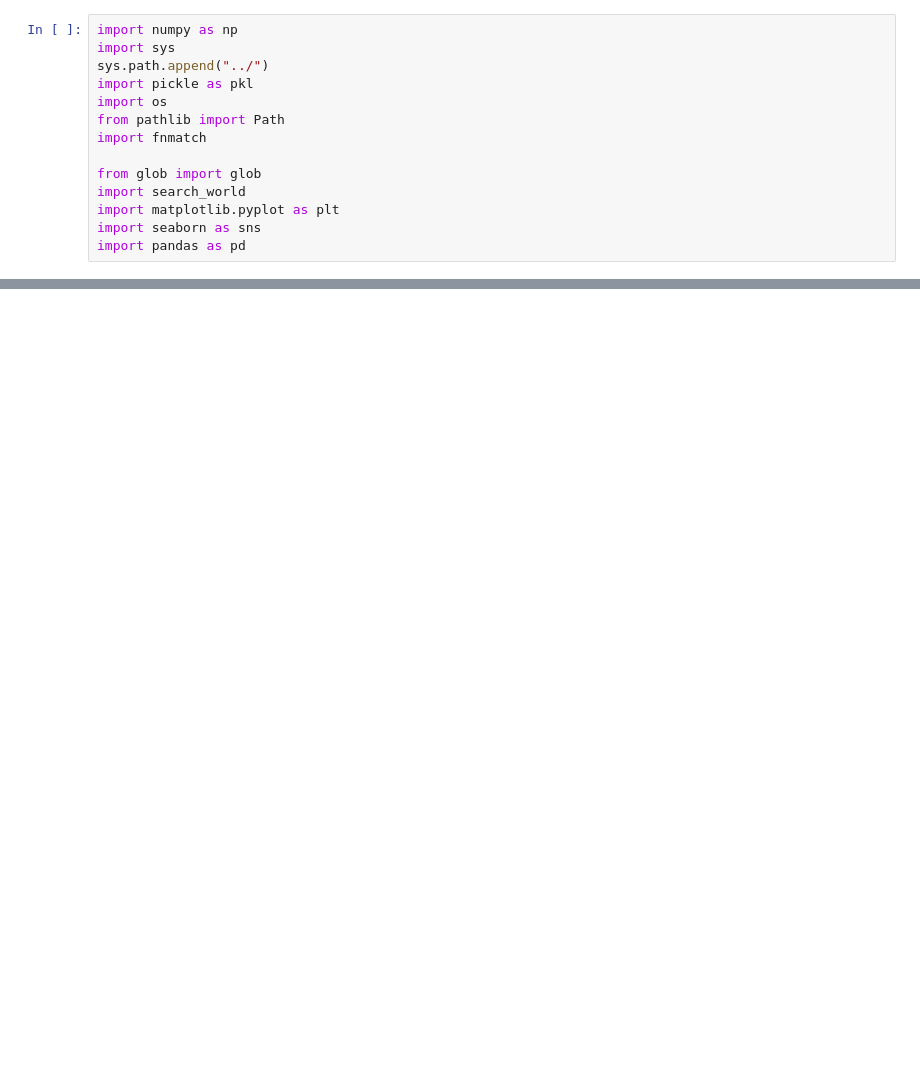
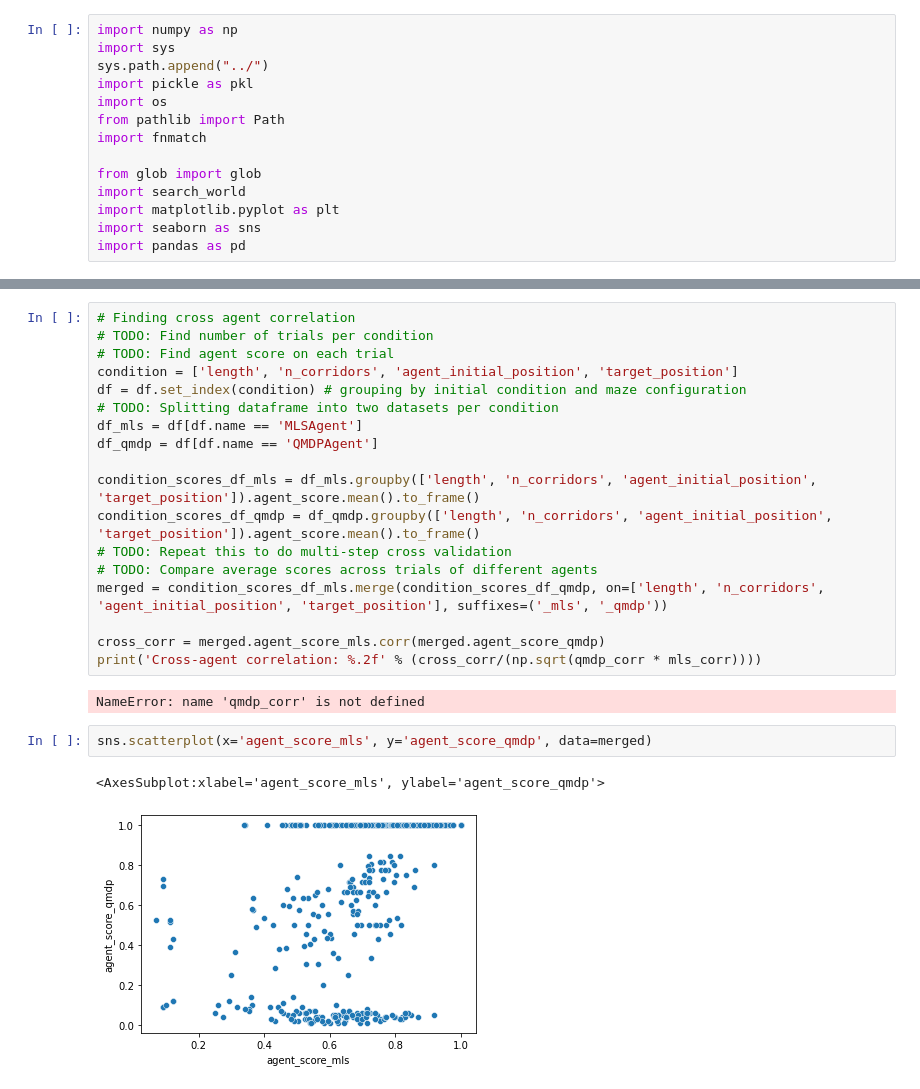
Before and after one commit to aidapiccato/search-world, a Jupyter notebook: notebooks/analysis.ipynb, the cells around one changed output, grey strips where cells are left out. Cells and saved outputs as stored; diff of their text form; blank space fills up the shorter version.

```diff
--- a/notebooks/analysis.ipynb
+++ b/notebooks/analysis.ipynb
@@ -97,0 +284,25 @@ avg. no. of trials per condition: 51.71 ± 40.88
+# %%
+# Finding cross agent correlation
+# TODO: Find number of trials per condition
+# TODO: Find agent score on each trial
+condition = ['length', 'n_corridors', 'agent_initial_position', 'target_position']
+df = df.set_index(condition) # grouping by initial condition and maze configuration
+# TODO: Splitting dataframe into two datasets per condition
+df_mls = df[df.name == 'MLSAgent']
+df_qmdp = df[df.name == 'QMDPAgent']
+
+condition_scores_df_mls = df_mls.groupby(['length', 'n_corridors', 'agent_initial_position', 'target_position']).agent_score.mean().to_frame()
+condition_scores_df_qmdp = df_qmdp.groupby(['length', 'n_corridors', 'agent_initial_position', 'target_position']).agent_score.mean().to_frame()
+# TODO: Repeat this to do multi-step cross validation
+# TODO: Compare average scores across trials of different agents
+merged = condition_scores_df_mls.merge(condition_scores_df_qmdp, on=['length', 'n_corridors', 'agent_initial_position', 'target_position'], suffixes=('_mls', '_qmdp'))
+
+cross_corr = merged.agent_score_mls.corr(merged.agent_score_qmdp)
+print('Cross-agent correlation: %.2f' % (cross_corr/(np.sqrt(qmdp_corr * mls_corr))))
+# %% [output]
+NameError: name 'qmdp_corr' is not defined
+# %%
+sns.scatterplot(x='agent_score_mls', y='agent_score_qmdp', data=merged)
+# %% [output]
+<AxesSubplot:xlabel='agent_score_mls', ylabel='agent_score_qmdp'>
+[figure, added]
```
Also changed, not shown: parts of 21 cells of this notebook, 6 other files.
